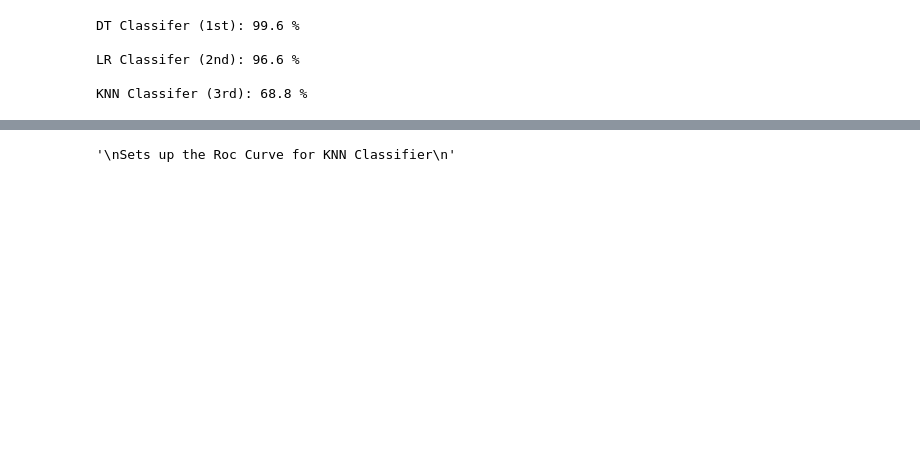
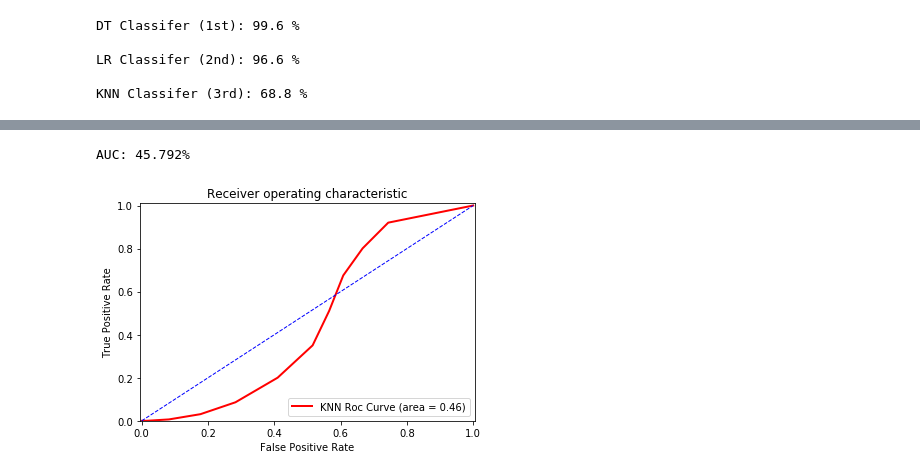
Before and after one commit to MdIslamNeon/Data-Science-Final-Project, a Jupyter notebook: Algorithms.ipynb, the cells around one changed output, grey strips where cells are left out. Saved outputs shown, nothing was run; the diff lists cells and outputs as text; code cells hidden in the pictures; blank space fills up the shorter version.

Commit message:
Finished KNN Curve

```diff
--- a/Algorithms.ipynb
+++ b/Algorithms.ipynb
@@ -276,6 +270,45 @@ AUC: 37.385%
-# %%
-'''
-Sets up the Roc Curve for KNN Classifier
-'''
-# %% [output]
-'\nSets up the Roc Curve for KNN Classifier\n'
+# %%
+'''
+Sets up the Roc Curve for KNN Classifier
+'''
+
+k = 10
+# set up KNeighbors Classifier object to test accuracy
+knn_classifier = KNeighborsClassifier(n_neighbors = k, weights = 'uniform')
+
+knn_classifier.fit(X_train, y_train)
+
+# estiamte the probability of each label
+y_predict_prob = knn_classifier.predict_proba(X_test)
+
+#Fins, fpr, tpr, and thresholds to find the ROC Curve
+fpr, tpr, thresholds = metrics.roc_curve(y_test, y_predict_prob[:,1], pos_label=1)
+
+# Logistic Regression AUC
+AUC = metrics.auc(fpr, tpr)
+
+plt.figure()
+
+# Plot Roc Curve for Logistic Regression
+plt.plot(fpr, tpr, color='red', lw=2,
+        label='KNN Roc Curve (area = %0.2f)' % AUC)
+
+# Random Guess Line
+plt.plot([0,1], [0,1], color='blue', lw=1, linestyle='--')
+
+# Define the range of X-axis and Y-axis
+plt.xlim([-0.005, 1.005])
+plt.ylim([0.0, 1.01])
+
+# Create Labels, Title, Legend
+plt.xlabel('False Positive Rate')
+plt.ylabel('True Positive Rate')
+plt.title('Receiver operating characteristic')
+plt.legend(loc="lower right")
+
+print('\nAUC: ' + str(round(AUC * 100, 3)) + '%')
+
+plt.show()
+# %% [output]
+AUC: 45.792%
+[figure, added]
```
Also changed, not shown: parts of 3 cells of this notebook.
